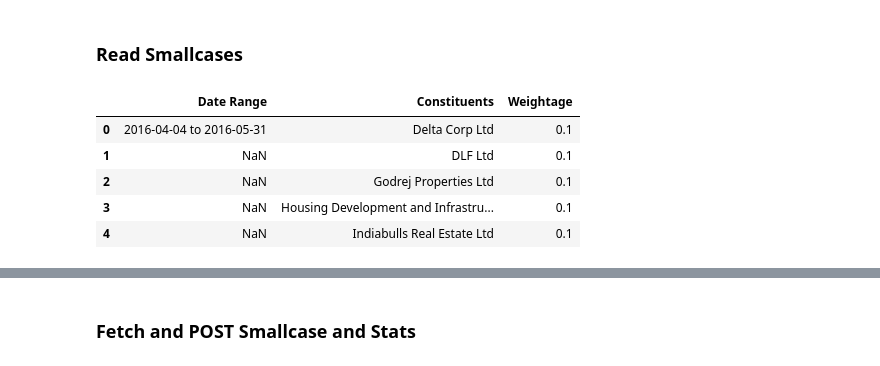
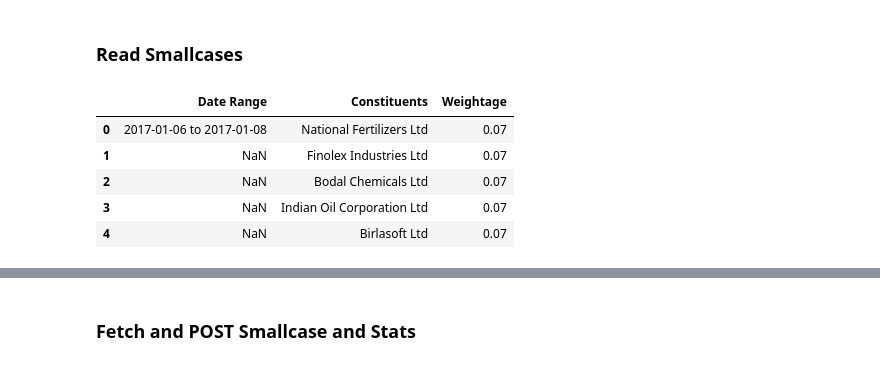
Before and after one commit to pagar22/laxmi-chit-fund, a Jupyter notebook: notebooks/smallcases.ipynb, the cells around one changed output, grey strips where cells are left out. Drawn from its saved outputs; the diff is of its cells as text; code cells hidden in the pictures.

```diff
--- a/notebooks/smallcases.ipynb
+++ b/notebooks/smallcases.ipynb
@@ -19,31 +19,31 @@ from app.internal.firebase import db, bucket
 # %%
 ids = [
     {"id": "SCAW_0001", "name": "All Weather Investing"},
     {"id": "SCMO_0015", "name": "Safe Haven"},
     {"id": "SCMO_0026", "name": "Growth & Income"},
     {"id": "SCMO_0016", "name": "The Naked Trader"},
     {"id": "SCMO_0024", "name": "The PE List"},
     {"id": "SCMO_0013", "name": "Dividend Stars"},
     {"id": "SCMO_0014", "name": "Dividend Aristocrats"},
     {"id": "SCNM_0025", "name": "Electric Mobility"},
     {"id": "SCNM_0012", "name": "Rising Rural Demand"},
     {"id": "SCTR_0014", "name": "House of Tata"},
     {"id": "SCTR_0017", "name": "House of Murugappa"},
     {"id": "SCTR_0010", "name": "Realty Tracker"},
 ]
-smallcase_id = ids[11]["id"]
+smallcase_id = ids[2]["id"]
 smallcase_sheet_path = f"data/smallcases/{smallcase_id}_Timeline.xlsx"
 smallcase_sheet = pd.ExcelFile(smallcase_sheet_path)
 
 constituents = pd.read_excel(smallcase_sheet, sheet_name="Historical Constituents")
 constituents.head()
 # %% [output]
 |  | Date Range | Constituents | Weightage |
-| 0 | 2016-04-04 to 2016-05-31 | Delta Corp Ltd | 0.1 |
-| 1 | NaN | DLF Ltd | 0.1 |
-| 2 | NaN | Godrej Properties Ltd | 0.1 |
-| 3 | NaN | Housing Development and Infrastru... | 0.1 |
-| 4 | NaN | Indiabulls Real Estate Ltd | 0.1 |
+| 0 | 2017-01-06 to 2017-01-08 | National Fertilizers Ltd | 0.07 |
+| 1 | NaN | Finolex Industries Ltd | 0.07 |
+| 2 | NaN | Bodal Chemicals Ltd | 0.07 |
+| 3 | NaN | Indian Oil Corporation Ltd | 0.07 |
+| 4 | NaN | Birlasoft Ltd | 0.07 |
 # %%
 indexes = pd.read_excel(smallcase_sheet, sheet_name="Historical Index Values")
 indexes.head()
```
Also changed, not shown: parts of 2 cells of this notebook, 2 other files.
